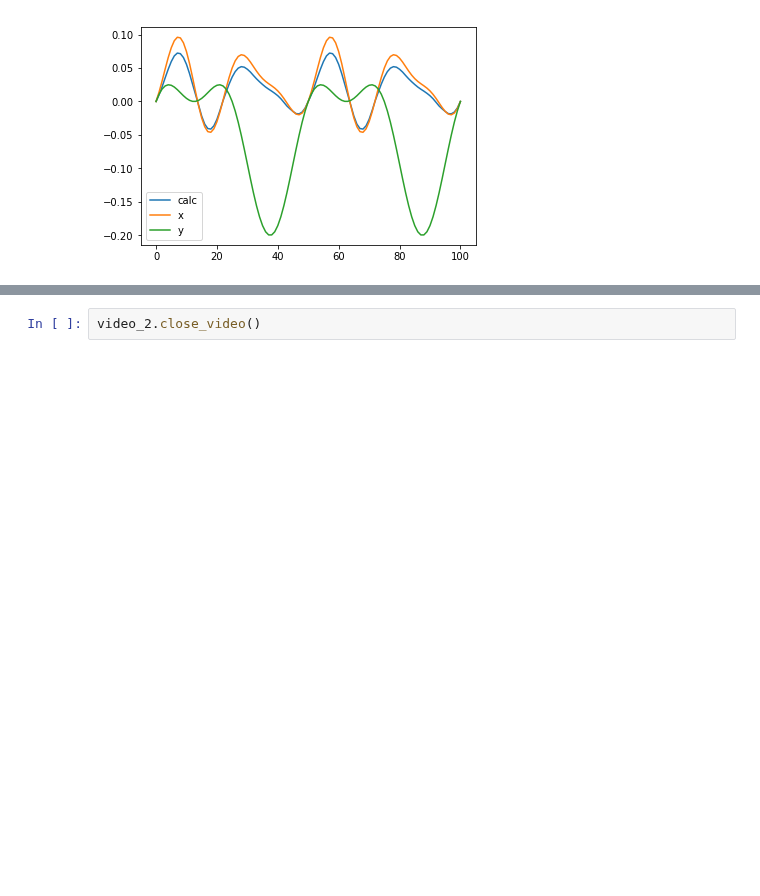
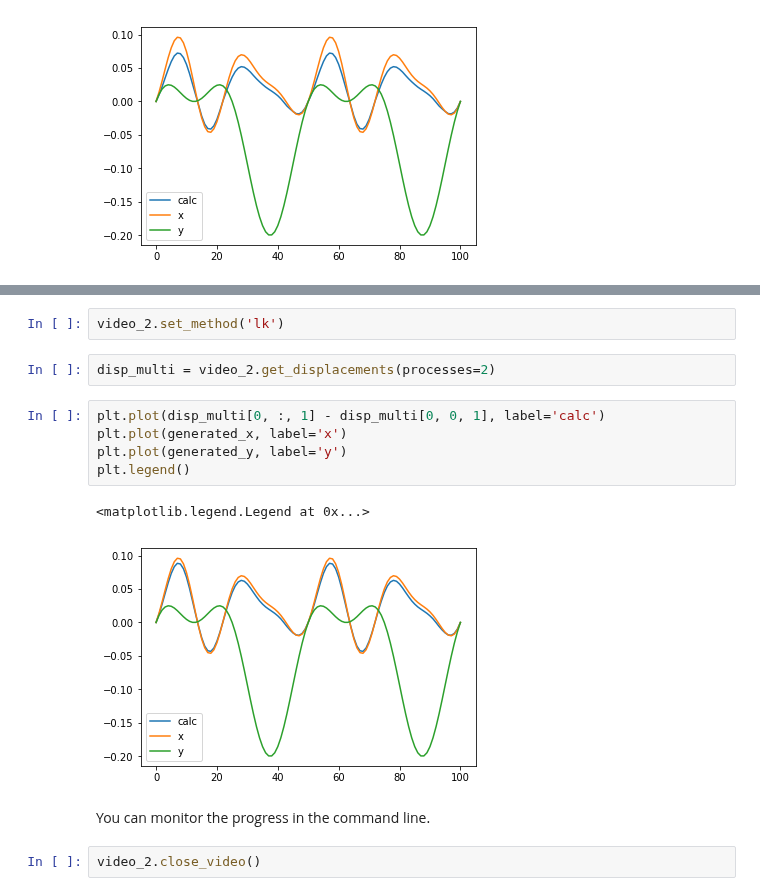
Before and after one commit to ladisk/pyidi, a Jupyter notebook: Showcase.ipynb, the cells around one changed output, grey strips where cells are left out. Cells and saved outputs as stored; diff of their text form; blank space fills up the shorter version.

Commit message:
Multiprocessing cleanup, showcase update and v0.19 prep

```diff
--- a/Showcase.ipynb
+++ b/Showcase.ipynb
@@ -204,2 +213,16 @@ plt.legend()
+# %%
+video_2.set_method('lk')
+# %%
+disp_multi = video_2.get_displacements(processes=2)
+# %%
+plt.plot(disp_multi[0, :, 1] - disp_multi[0, 0, 1], label='calc')
+plt.plot(generated_x, label='x')
+plt.plot(generated_y, label='y')
+plt.legend()
+# %% [output]
+<matplotlib.legend.Legend at 0x...>
+[figure, added]
+# %% [markdown]
+You can monitor the progress in the command line.
 # %%
 video_2.close_video()
```
Also changed, not shown: parts of 14 cells of this notebook, 8 other files.
